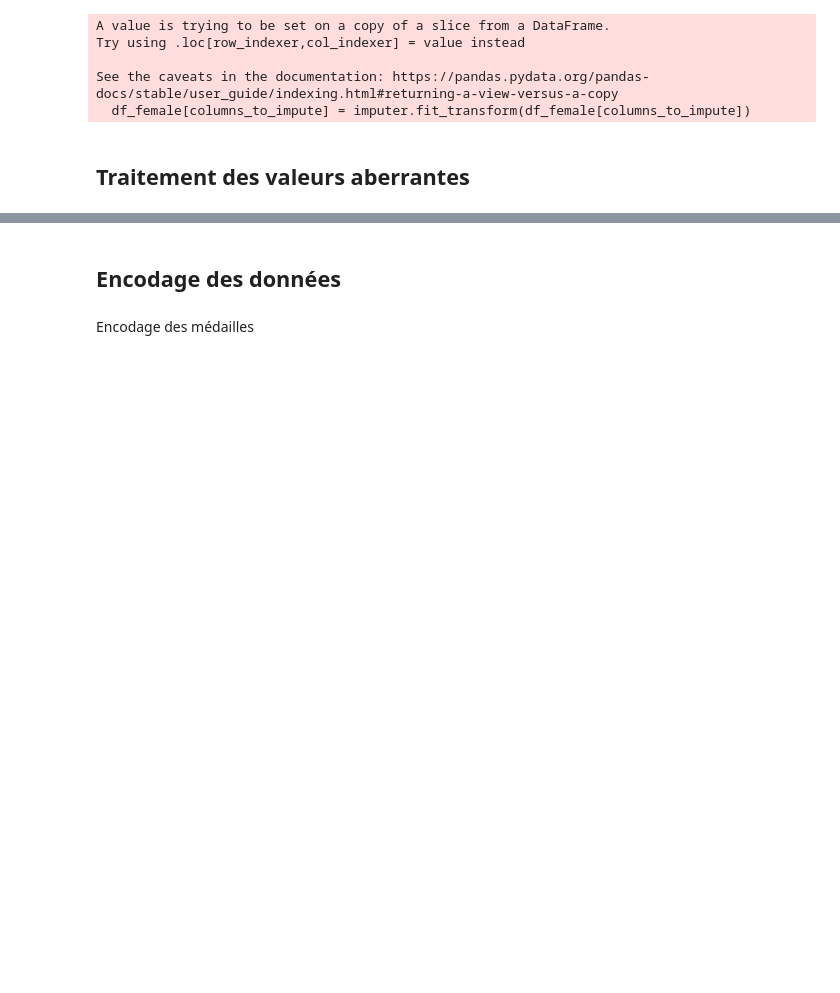
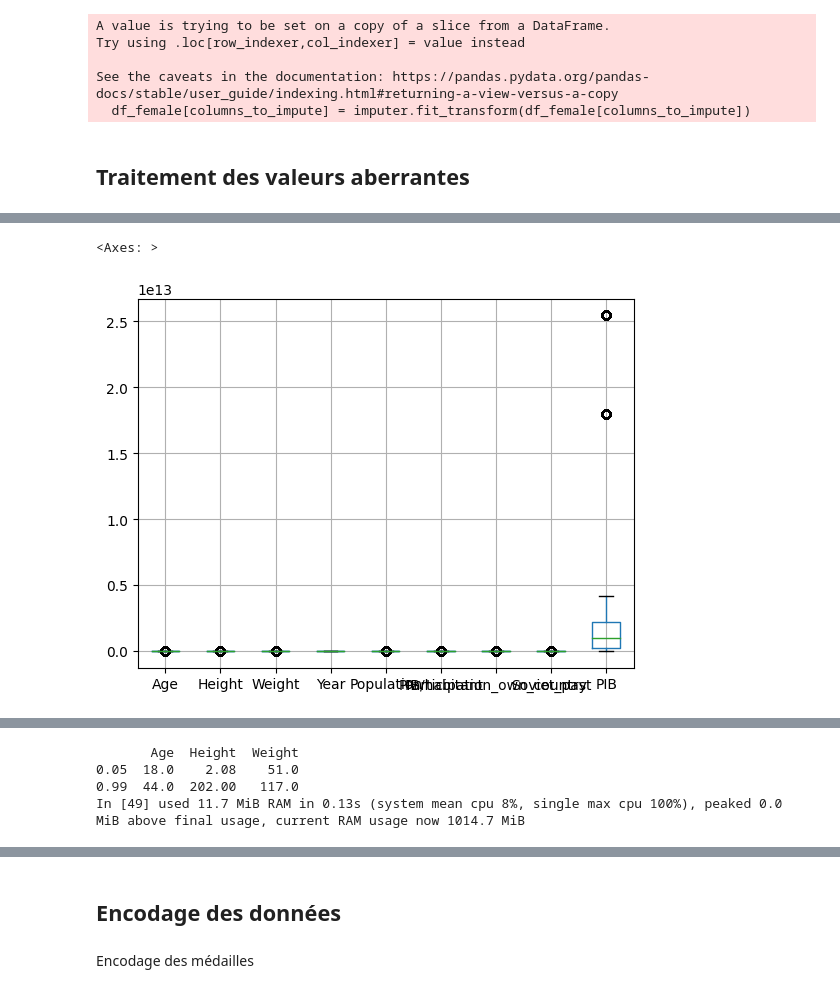
Before and after one commit to nastoo/tp-methodes-pour-analytique, a Jupyter notebook: Projet.ipynb, the cells around one changed output, grey strips where cells are left out. Cells and saved outputs as stored; diff of their text form; code cells hidden in the pictures; blank space fills up the shorter version.

```diff
--- a/Projet.ipynb
+++ b/Projet.ipynb
@@ -872,0 +905,5 @@ In [164] used 3.0 MiB RAM in 0.11s (system mean cpu 18%, single max cpu 100%), p
+# %%
+df_complete.boxplot()
+# %% [output]
+<Axes: >
+[figure, added]
@@ -872,0 +911,20 @@ In [164] used 3.0 MiB RAM in 0.11s (system mean cpu 18%, single max cpu 100%), p
+# %%
+# On va modifier les plus hauts outliers identifiés pour Age, Height et Weight par la valeur du 99ème quantile
+
+cols = ['Age', 'Height', 'Weight']
+low = .05
+high = .99 # Retourne les valeurs au 99ème quantile
+
+# Calcul des quantiles
+quant_df =  df_complete[cols].quantile([low, high])
+print(quant_df)
+
+# Remplacement des outliers par le 99ème quantile
+for col in cols:
+    high_val = quant_df[col].loc[high]
+    df_complete[col] = np.where(df_complete[col] > high_val, high_val, df_complete[col])
+# %% [output]
+       Age  Height  Weight
+0.05  18.0    2.08    51.0
+0.99  44.0  202.00   117.0
+In [49] used 11.7 MiB RAM in 0.13s (system mean cpu 8%, single max cpu 100%), peaked 0.0 MiB above final usage, current RAM usage now 1014.7 MiB
```
Also changed, not shown: parts of 86 cells of this notebook.
